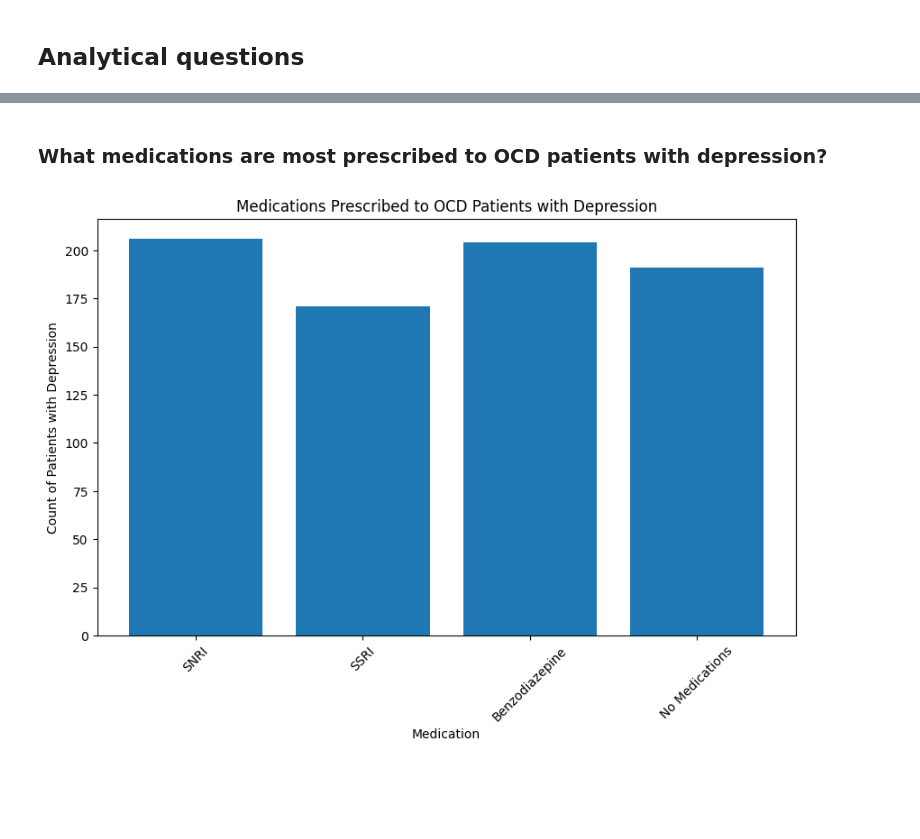
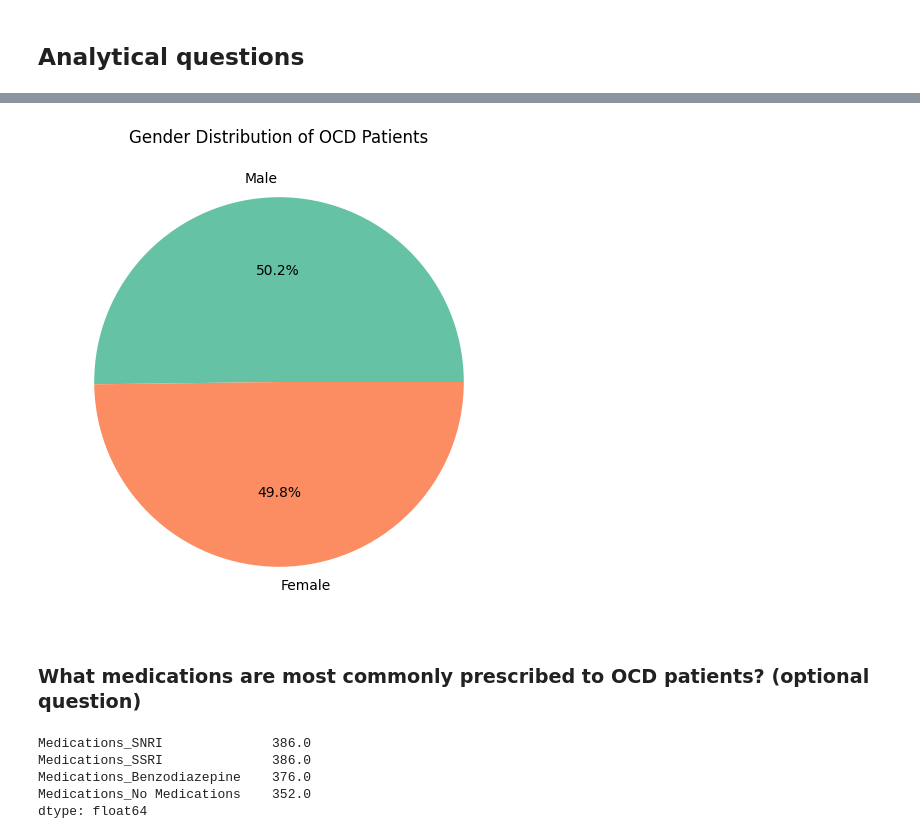
Before and after one commit to aalexakos/Depression-Detection, a Jupyter notebook: Depression_detection_project.ipynb, the cells around one changed output, grey strips where cells are left out. Saved outputs shown, nothing was run; the diff lists cells and outputs as text; code cells hidden in the pictures; blank space fills up the shorter version.

```diff
--- a/Depression_detection_project.ipynb
+++ b/Depression_detection_project.ipynb
@@ -191,20 +238,25 @@ plt.show()
+# %%
+# Pie chart for gender distribution
+plt.figure(figsize=(6,6))
+plt.pie(gender_distribution.values, labels=gender_distribution.index, autopct='%1.1f%%', colors=sns.color_palette('Set2'))
+plt.title('Gender Distribution of OCD Patients')
+plt.show()
+# %% [output]
+[figure, added]
 # %% [markdown]
-###  What medications are most prescribed to OCD patients with depression?
+### What medications are most commonly prescribed to OCD patients? (optional question)
-# %%
-#code:
-# Filter the data to only include OCD patients with depression
-depressed_patients = df[df['Depression Diagnosis'] == 1]
-
-# Calculate the count of patients prescribed each medication
-medication_counts = depressed_patients[['Medications_SNRI', 'Medications_SSRI', 'Medications_Benzodiazepine', 'Medications_No Medications']].sum()
-
-# Graphic
-plt.figure(figsize=(10, 6))
-plt.bar(range(len(medication_counts)), medication_counts)
-plt.xticks(range(len(medication_counts)), ['SNRI', 'SSRI', 'Benzodiazepine', 'No Medications'], rotation=45)
-plt.xlabel('Medication')
-plt.ylabel('Count of Patients with Depression')
-plt.title('Medications Prescribed to OCD Patients with Depression')
-plt.show()
-# %% [output]
-[figure, removed]
+# %%
+# Code
+# Calculate the count of each medication prescribed
+medication_distribution = df.filter(like='Medications_').sum()
+
+# Sort the medications by count in descending order
+medication_distribution_sorted = medication_distribution.sort_values(ascending=False)
+
+print(medication_distribution_sorted)
+# %% [output]
+Medications_SNRI              386.0
+Medications_SSRI              386.0
+Medications_Benzodiazepine    376.0
+Medications_No Medications    352.0
+dtype: float64
```
Also changed, not shown: parts of 22 cells of this notebook.
